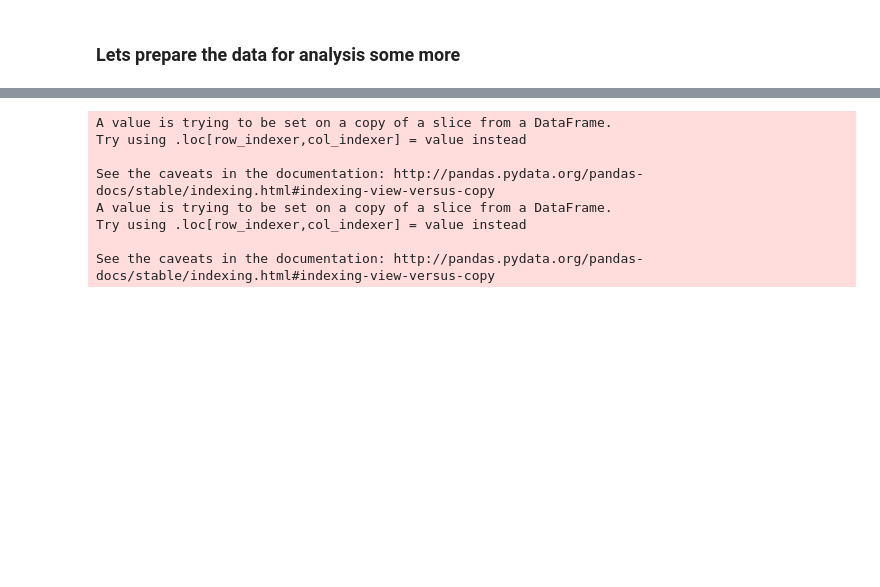
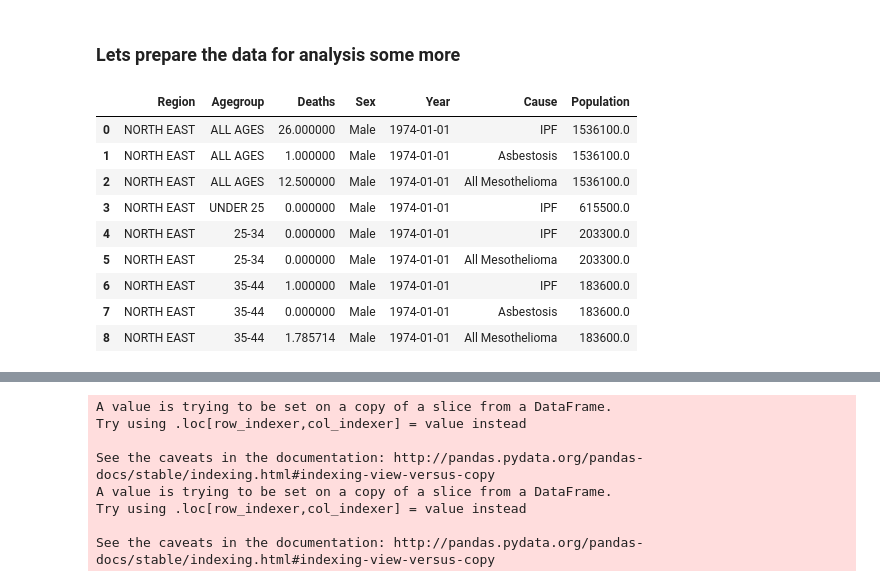
Before and after one commit to drcjar/pypf, a Jupyter notebook: notebooks/pypf_prep.ipynb, the cells around one changed output, grey strips where cells are left out. Cells and saved outputs as stored; diff of their text form; code cells hidden in the pictures; blank space fills up the shorter version.

```diff
--- a/notebooks/pypf_prep.ipynb
+++ b/notebooks/pypf_prep.ipynb
@@ -8,3 +8,16 @@ import pickle
 pypf = pd.read_pickle('.././data/pickle/pypf.pkl')
 pypop = pd.read_pickle('.././data/pickle/pypop.pkl')
 df = pd.merge(pypf, pypop)
+# %%
+df.head(9)
+# %% [output]
+|  | Region | Agegroup | Deaths | Sex | Year | Cause | Population |
+| 0 | NORTH EAST | ALL AGES | 26.000000 | Male | 1974-01-01 | IPF | 1536100.0 |
+| 1 | NORTH EAST | ALL AGES | 1.000000 | Male | 1974-01-01 | Asbestosis | 1536100.0 |
+| 2 | NORTH EAST | ALL AGES | 12.500000 | Male | 1974-01-01 | All Mesothelioma | 1536100.0 |
+| 3 | NORTH EAST | UNDER 25 | 0.000000 | Male | 1974-01-01 | IPF | 615500.0 |
+| 4 | NORTH EAST | 25-34 | 0.000000 | Male | 1974-01-01 | IPF | 203300.0 |
+| 5 | NORTH EAST | 25-34 | 0.000000 | Male | 1974-01-01 | All Mesothelioma | 203300.0 |
+| 6 | NORTH EAST | 35-44 | 1.000000 | Male | 1974-01-01 | IPF | 183600.0 |
+| 7 | NORTH EAST | 35-44 | 0.000000 | Male | 1974-01-01 | Asbestosis | 183600.0 |
+| 8 | NORTH EAST | 35-44 | 1.785714 | Male | 1974-01-01 | All Mesothelioma | 183600.0 |
```
Also changed, not shown: parts of 1 cell of this notebook, 5 other files.
